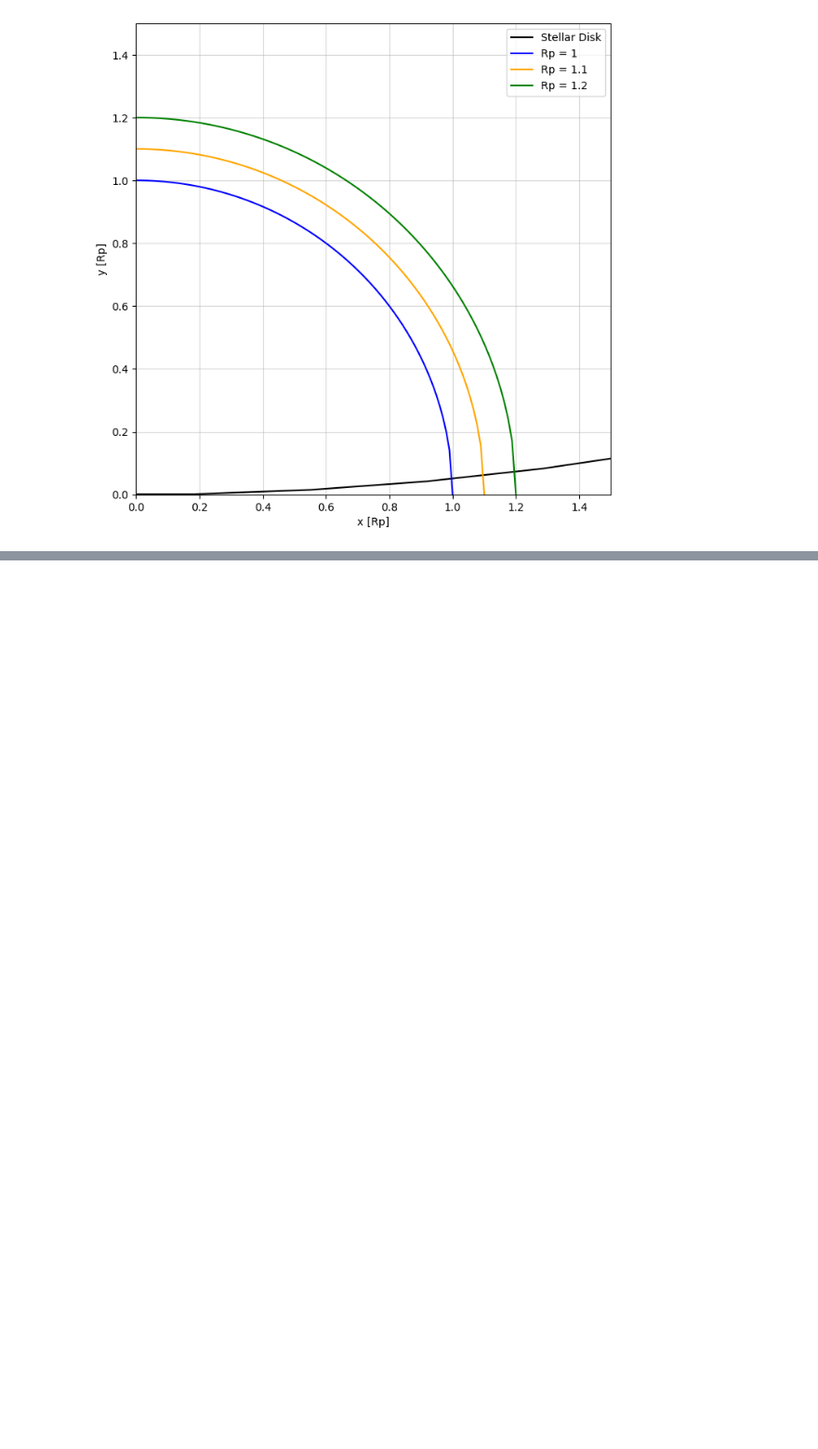
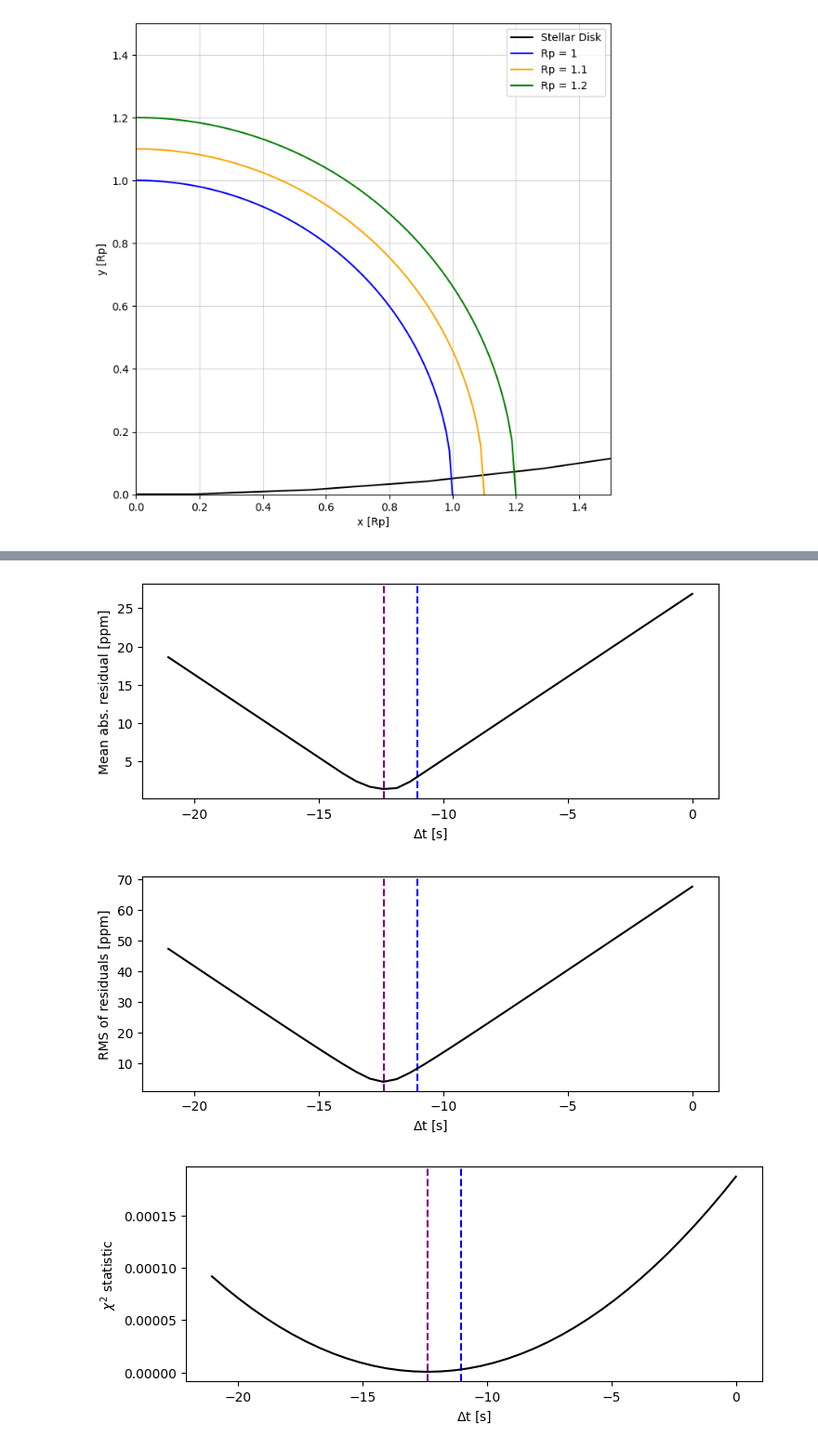
Before and after one commit to mm-murphy/MimickingAsymmetries, a Jupyter notebook: Pole during ingress midpoint problem.ipynb, the cells around one changed output, grey strips where cells are left out. Shown: that part at 93% size. Saved outputs shown, nothing was run; the diff lists cells and outputs as text; code cells hidden in the pictures; blank space fills up the shorter version.

```diff
--- a/Pole during ingress midpoint problem.ipynb
+++ b/Pole during ingress midpoint problem.ipynb
@@ -55,0 +394,30 @@ plt.show()
+# %%
+## PLOT results
+
+# mean
+fig, ax = plt.subplots(figsize=(8,3))
+ax.axvline(dt_predicted, c='blue', ls='--', label='Predicted')
+ax.axvline(dt_fit, c='purple', ls='--', label='Est. Fit')
+ax.plot(dt_testvals, mean_residuals, c='black')
+ax.set(ylabel='Mean abs. residual [ppm]', xlabel='$\Delta$t [s]')
+plt.show()
+
+# RMS residuals
+fig, ax = plt.subplots(figsize=(8,3))
+ax.axvline(dt_predicted, c='blue', ls='--', label='Predicted')
+ax.axvline(dt_fit, c='purple', ls='--', label='Est. Fit')
+ax.plot(dt_testvals, RMSs, c='black')
+ax.set(ylabel='RMS of residuals [ppm]', xlabel='$\Delta$t [s]')
+plt.show()
+
+# chi-squared
+fig, ax = plt.subplots(figsize=(8,3))
+ax.axvline(dt_predicted, c='blue', ls='--', label='Predicted')
+ax.axvline(dt_fit, c='purple', ls='--', label='Est. Fit')
+ax.plot(dt_testvals, chi2s, c='black')
+ax.set(ylabel=r'$\chi^2$ statistic', xlabel='$\Delta$t [s]')
+plt.show()
+# %% [output]
+[figure, added]
+[figure, added]
+[figure, added]
```
Also changed, not shown: parts of 8 cells of this notebook.
